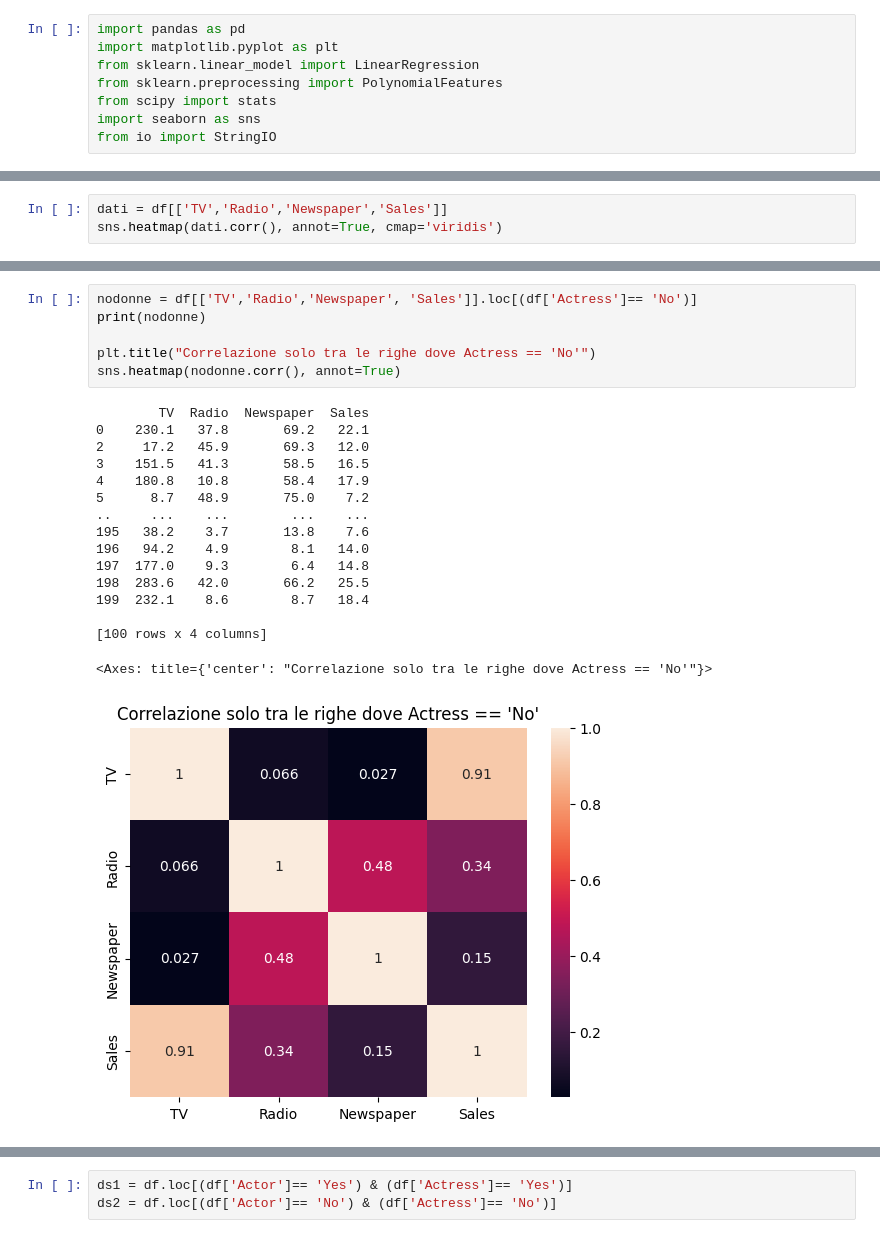
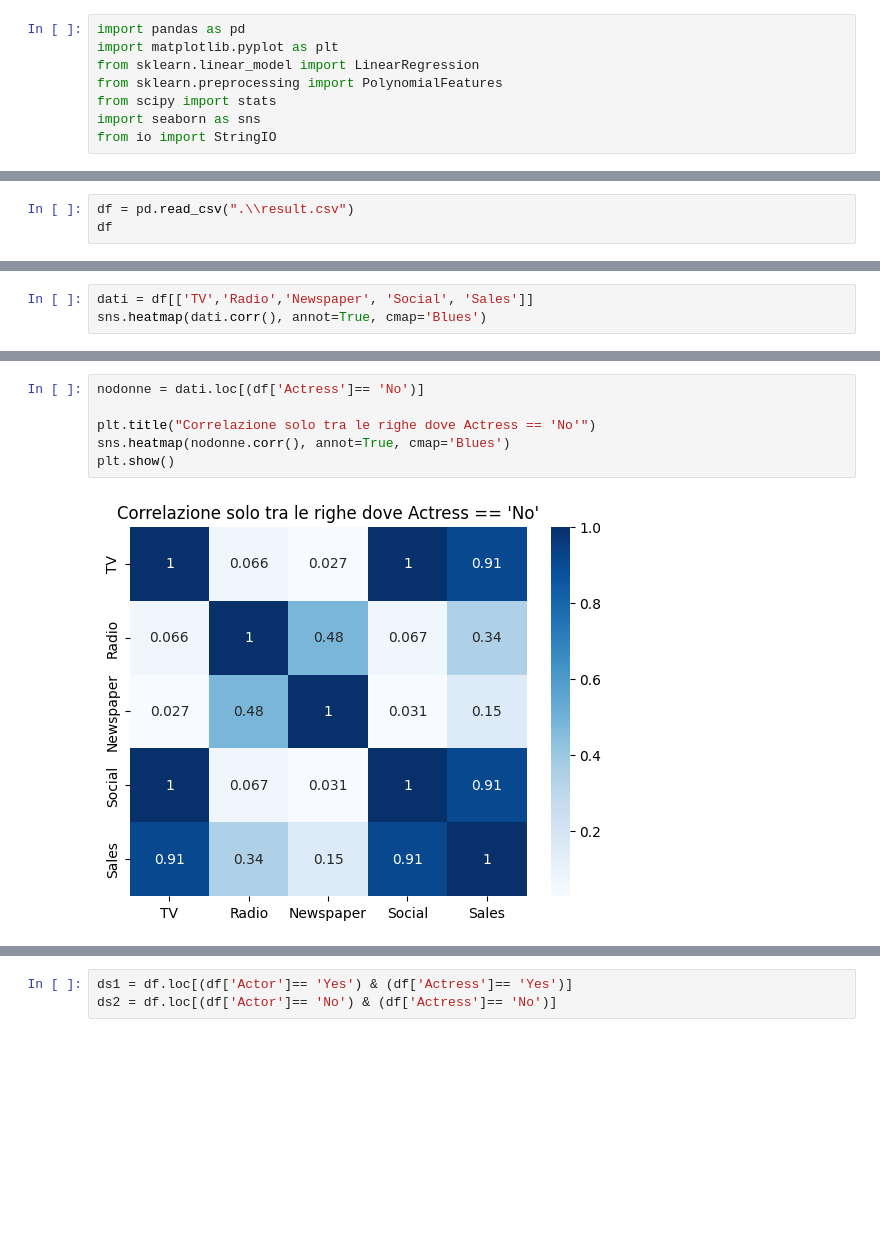
Before and after one commit to epuntata/daita-final-project, a Jupyter notebook: 03_data_exploration.ipynb, the cells around one changed output, grey strips where cells are left out. Saved outputs shown, nothing was run; the diff lists cells and outputs as text; blank space fills up the shorter version.

```diff
--- a/03_data_exploration.ipynb
+++ b/03_data_exploration.ipynb
@@ -228,0 +9,3 @@ df
+# %%
+df = pd.read_csv(".\\result.csv")
+df
@@ -246,5 +43,5 @@ df
 # %%
-dati = df[['TV','Radio','Newspaper','Sales']]
-sns.heatmap(dati.corr(), annot=True, cmap='viridis')
+dati = df[['TV','Radio','Newspaper', 'Social', 'Sales']]
+sns.heatmap(dati.corr(), annot=True, cmap='Blues')
 # %% [output]
 <Axes: >
@@ -275,24 +57,9 @@ sns.heatmap(yesdonne.corr(), annot=True)
 # %%
-nodonne = df[['TV','Radio','Newspaper', 'Sales']].loc[(df['Actress']== 'No')]
-print(nodonne)
+nodonne = dati.loc[(df['Actress']== 'No')]
 
 plt.title("Correlazione solo tra le righe dove Actress == 'No'")
-sns.heatmap(nodonne.corr(), annot=True)
+sns.heatmap(nodonne.corr(), annot=True, cmap='Blues')
+plt.show()
 # %% [output]
-        TV  Radio  Newspaper  Sales
-0    230.1   37.8       69.2   22.1
-2     17.2   45.9       69.3   12.0
-3    151.5   41.3       58.5   16.5
-4    180.8   10.8       58.4   17.9
-5      8.7   48.9       75.0    7.2
-..     ...    ...        ...    ...
-195   38.2    3.7       13.8    7.6
-196   94.2    4.9        8.1   14.0
-197  177.0    9.3        6.4   14.8
-198  283.6   42.0       66.2   25.5
-199  232.1    8.6        8.7   18.4
-
-[100 rows x 4 columns]
-<Axes: title={'center': "Correlazione solo tra le righe dove Actress == 'No'"}>
-[figure, old version]
+[figure, new version]
 # %%
```
Also changed, not shown: parts of 12 cells of this notebook.
